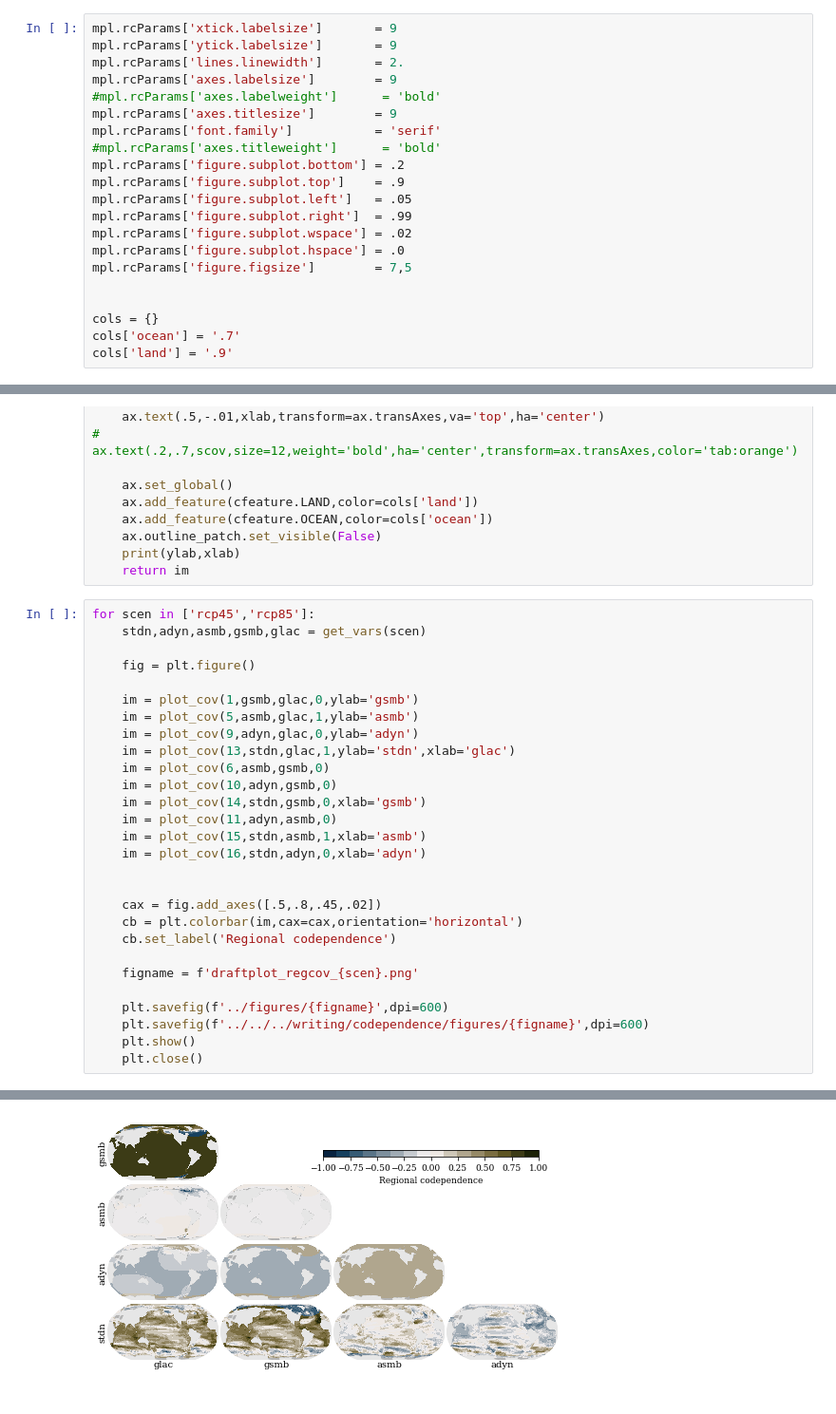
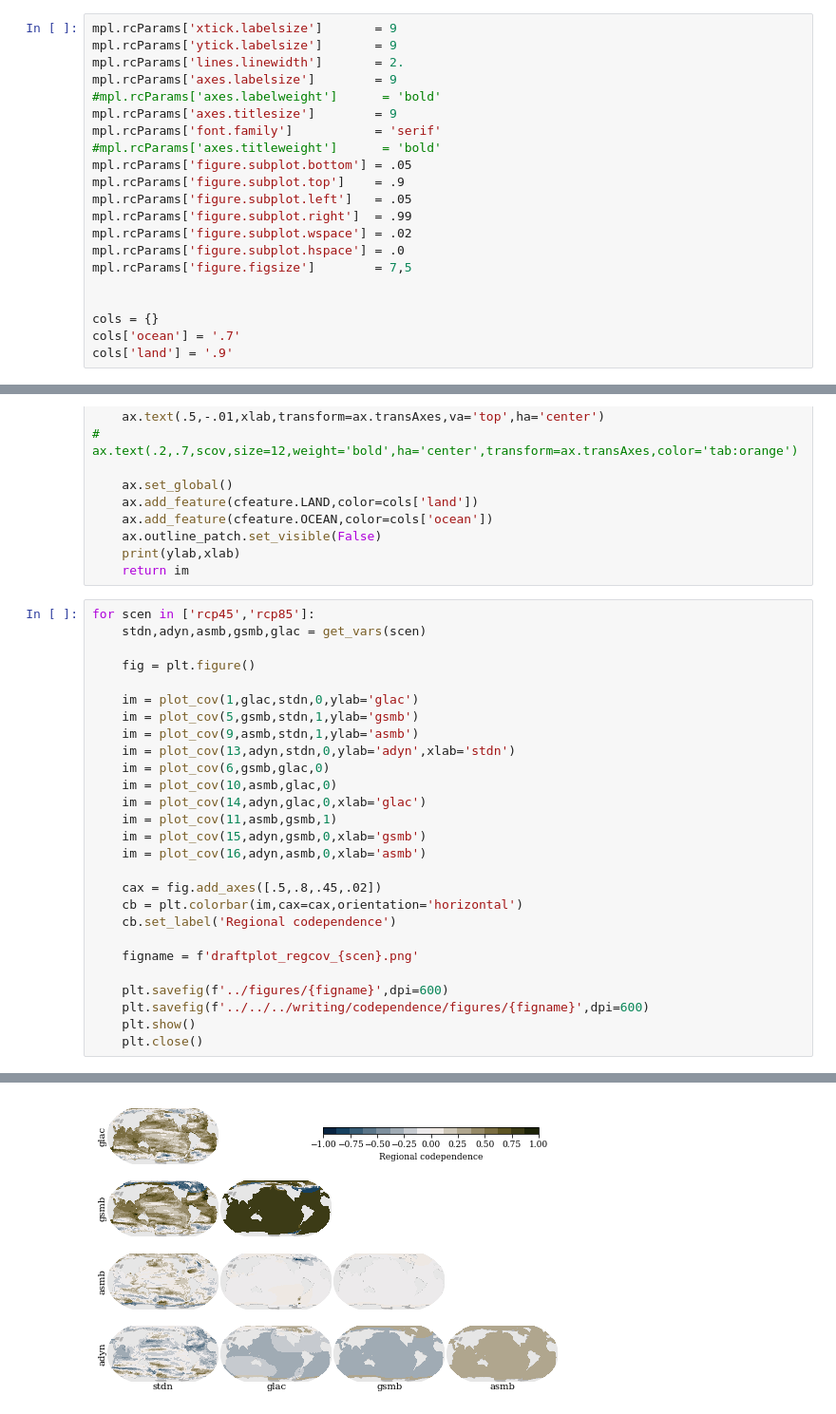
Before and after one commit to erwinlambert/codependence, a Jupyter notebook: plotcode/draftplot_regcov.ipynb, the cells around one changed output, grey strips where cells are left out. Shown at 95% size. Saved outputs shown, nothing was run; the diff lists cells and outputs as text.

```diff
--- a/plotcode/draftplot_regcov.ipynb
+++ b/plotcode/draftplot_regcov.ipynb
@@ -20,7 +20,7 @@ mpl.rcParams['axes.labelsize']        = 9
 mpl.rcParams['axes.titlesize']        = 9
 mpl.rcParams['font.family']           = 'serif'
 #mpl.rcParams['axes.titleweight']      = 'bold'
-mpl.rcParams['figure.subplot.bottom'] = .2
+mpl.rcParams['figure.subplot.bottom'] = .05
 mpl.rcParams['figure.subplot.top']    = .9
 mpl.rcParams['figure.subplot.left']   = .05
 mpl.rcParams['figure.subplot.right']  = .99
@@ -131,17 +131,16 @@ for scen in ['rcp45','rcp85']:
 
     fig = plt.figure()
 
-    im = plot_cov(1,gsmb,glac,0,ylab='gsmb')
-    im = plot_cov(5,asmb,glac,1,ylab='asmb')
-    im = plot_cov(9,adyn,glac,0,ylab='adyn')
-    im = plot_cov(13,stdn,glac,1,ylab='stdn',xlab='glac')
-    im = plot_cov(6,asmb,gsmb,0)
-    im = plot_cov(10,adyn,gsmb,0)
-    im = plot_cov(14,stdn,gsmb,0,xlab='gsmb')
-    im = plot_cov(11,adyn,asmb,0)
-    im = plot_cov(15,stdn,asmb,1,xlab='asmb')
-    im = plot_cov(16,stdn,adyn,0,xlab='adyn')
-
+    im = plot_cov(1,glac,stdn,0,ylab='glac')
+    im = plot_cov(5,gsmb,stdn,1,ylab='gsmb')
+    im = plot_cov(9,asmb,stdn,1,ylab='asmb')
+    im = plot_cov(13,adyn,stdn,0,ylab='adyn',xlab='stdn')
+    im = plot_cov(6,gsmb,glac,0)
+    im = plot_cov(10,asmb,glac,0)
+    im = plot_cov(14,adyn,glac,0,xlab='glac')
+    im = plot_cov(11,asmb,gsmb,1)
+    im = plot_cov(15,adyn,gsmb,0,xlab='gsmb')
+    im = plot_cov(16,adyn,asmb,0,xlab='asmb')
 
     cax = fig.add_axes([.5,.8,.45,.02])
     cb = plt.colorbar(im,cax=cax,orientation='horizontal')
@@ -167 +166 @@ stdn glac
-[figure, old version]
+[figure, new version]
```
Also changed, not shown: parts of 1 cell of this notebook, 2 other files.
